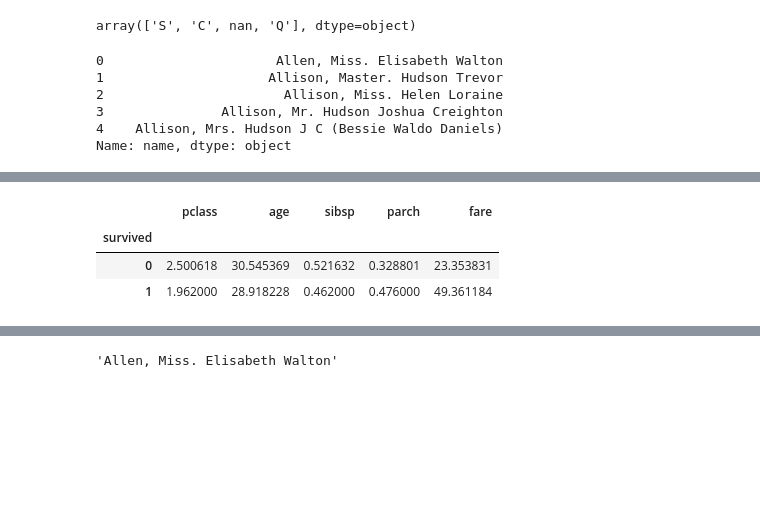
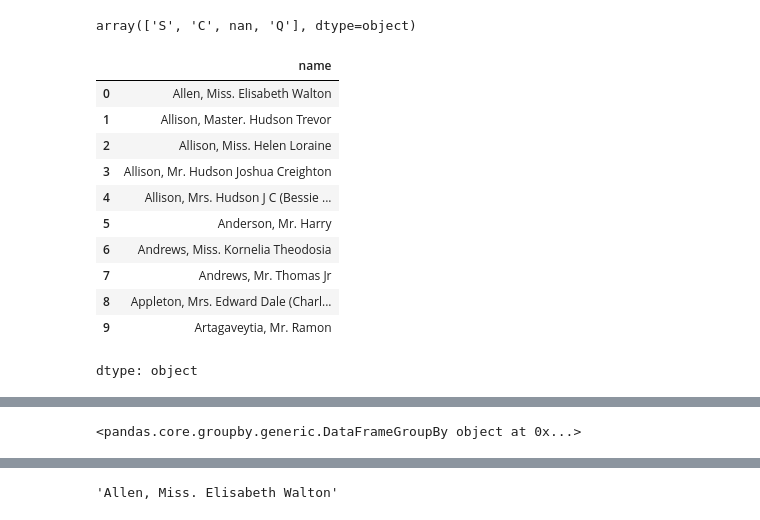
Before and after one commit to cqqqj/shen-du-xue-xi, a Jupyter notebook: “03_Pandas”的副本.ipynb, the cells around one changed output, grey strips where cells are left out. Saved outputs shown, nothing was run; the diff lists cells and outputs as text; code cells hidden in the pictures; blank space fills up the shorter version.

```diff
--- a/“03_Pandas”的副本.ipynb
+++ b/“03_Pandas”的副本.ipynb
@@ -91,14 +105,20 @@ df["embarked"].unique()
 array(['S', 'C', nan, 'Q'], dtype=object)
 # %%
 # 根据特征选择数据
-df["name"].head()
+df["name"].head(10)
 # %% [output]
+|  | name |
+| 0 | Allen, Miss. Elisabeth Walton |
+| 1 | Allison, Master. Hudson Trevor |
+| 2 | Allison, Miss. Helen Loraine |
+| 3 | Allison, Mr. Hudson Joshua Creighton |
+| 4 | Allison, Mrs. Hudson J C (Bessie ... |
+| 5 | Anderson, Mr. Harry |
+| 6 | Andrews, Miss. Kornelia Theodosia |
+| 7 | Andrews, Mr. Thomas Jr |
+| 8 | Appleton, Mrs. Edward Dale (Charl... |
+| 9 | Artagaveytia, Mr. Ramon |
-0                      Allen, Miss. Elisabeth Walton
-1                     Allison, Master. Hudson Trevor
-2                       Allison, Miss. Helen Loraine
-3               Allison, Mr. Hudson Joshua Creighton
-4    Allison, Mrs. Hudson J C (Bessie Waldo Daniels)
-Name: name, dtype: object
+dtype: object
 # %%
 # 筛选
 df[df["sex"]=="female"].head() # 只有女性数据出现
@@ -121,13 +141,13 @@ df.sort_values("age", ascending=False).head()
 | 9 | 1 | Artagaveytia, Mr. Ramon | male | 71.0 | 0 | 0 | PC 17609 | 49.5042 | NaN | C | 0 |
 # %%
 # Grouping（数据聚合与分组运算）
-sex_group = df.groupby("survived")
-sex_group.mean()
+#sex_group = df.groupby("survived")
+#sex_group.mean()#mean会返回dataframe数组
+sex_group = df.groupby('survived')#按照'survived'分割成了'survived'=0和'survived'=1的Dataframe两组数组
+mean_values=sex_group[['age', 'fare']].mean()#
+print(mean_values)
 # %% [output]
-|  | pclass | age | sibsp | parch | fare |
-| survived |  |  |  |  |  |
-| 0 | 2.500618 | 30.545369 | 0.521632 | 0.328801 | 23.353831 |
-| 1 | 1.962000 | 28.918228 | 0.462000 | 0.476000 | 49.361184 |
+<pandas.core.groupby.generic.DataFrameGroupBy object at 0x...>
 # %%
 # iloc根据位置的索引来访问
 df.iloc[0, :] # iloc在索引中的特定位置获取行（或列）（因此它只需要整数）
```
Also changed, not shown: parts of 8 cells of this notebook.
